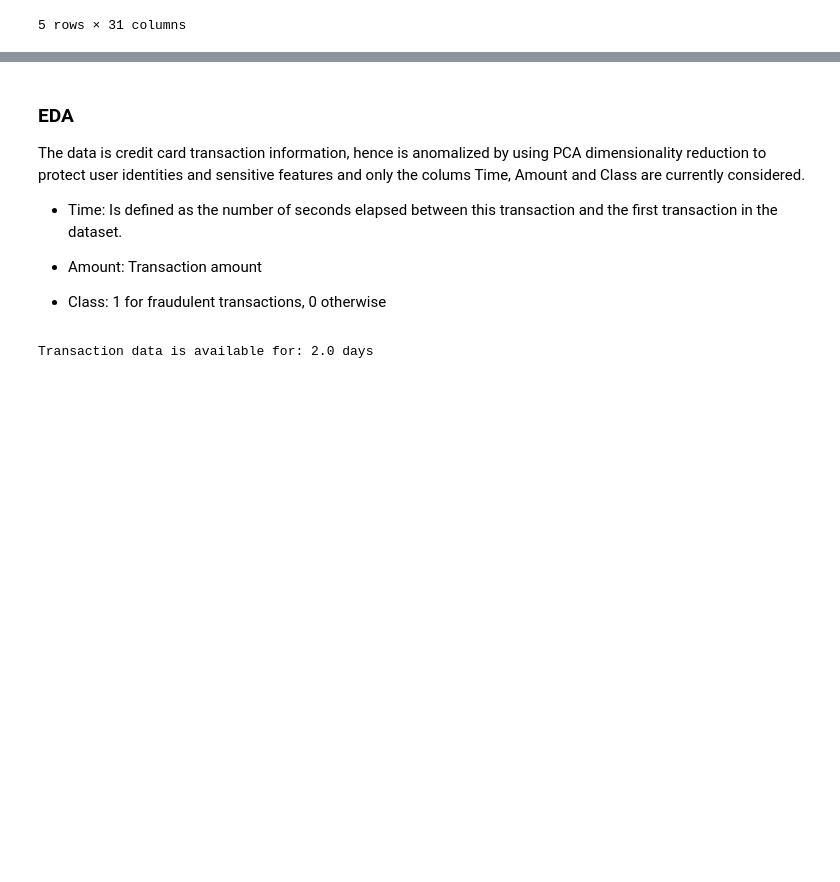
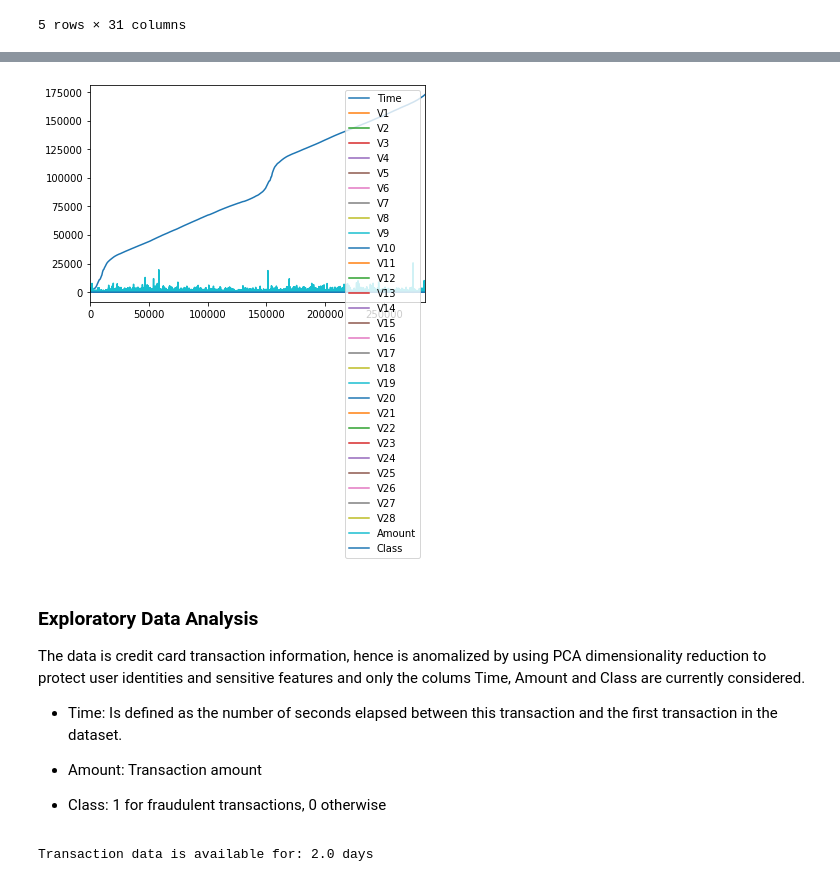
Before and after one commit to rameshs-data/Credit_Card_Fraud_Detection, a Jupyter notebook: FraudDetection.ipynb, the cells around one changed output, grey strips where cells are left out. Drawn from its saved outputs; the diff is of its cells as text; code cells hidden in the pictures; blank space fills up the shorter version.

```diff
--- a/FraudDetection.ipynb
+++ b/FraudDetection.ipynb
@@ -45,5 +62,9 @@ creditcard_data.head()
+# %%
+creditcard_data.plot();
+# %% [output]
+[figure, added]
 # %% [markdown]
-### EDA
+### Exploratory Data Analysis
 
 The data is credit card transaction information, hence is anomalized by using PCA dimensionality reduction to protect user identities and sensitive features and only the colums Time, Amount and Class are currently considered.
 
```
Also changed, not shown: parts of 19 cells of this notebook, 1 other file.
